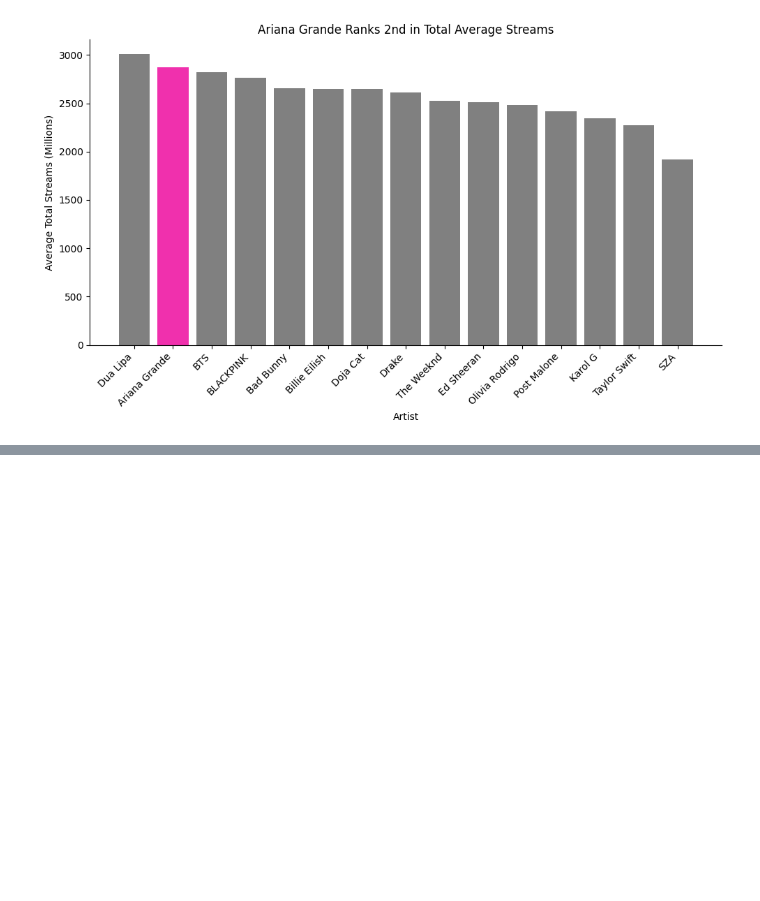
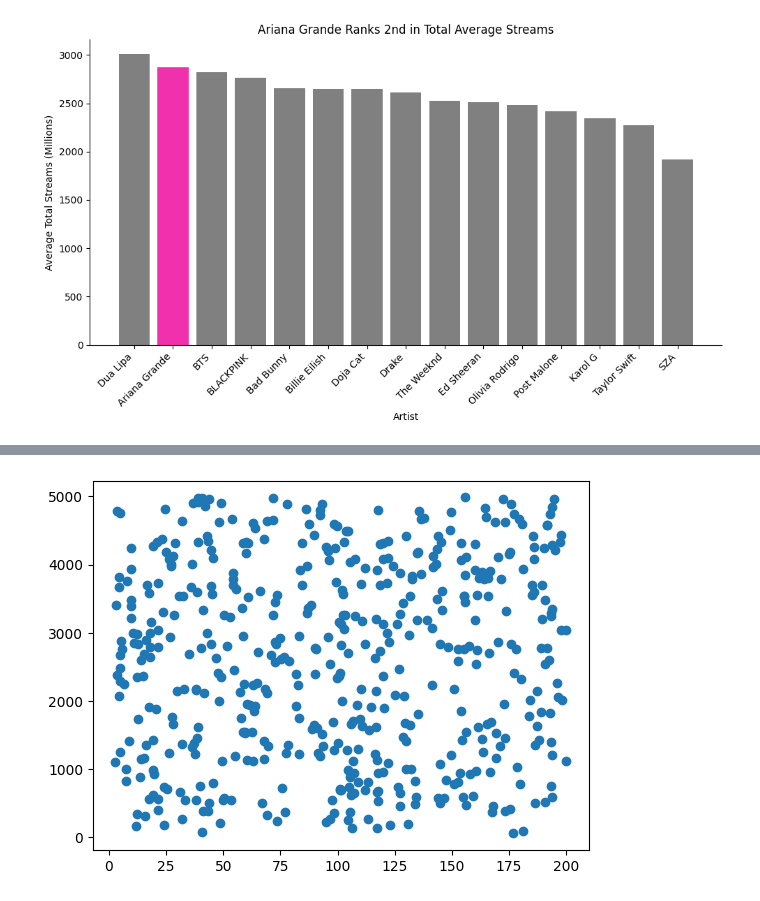
Before and after one commit to kc0leman/learning_plots_kyle, a Jupyter notebook: notebooks/intro_matplotlib_lesson_follow.ipynb, the cells around one changed output, grey strips where cells are left out. Drawn from its saved outputs; the diff is of its cells as text; code cells hidden in the pictures; blank space fills up the shorter version.

Commit message:
scatter plots

```diff
--- a/notebooks/intro_matplotlib_lesson_follow.ipynb
+++ b/notebooks/intro_matplotlib_lesson_follow.ipynb
@@ -187,0 +217,6 @@ plt.show()
+# %%
+plt.scatter(spotify_df['Streams Last 30 Days (Millions)'], spotify_df['Total Streams (Millions)'])
+
+plt.show()
+# %% [output]
+[figure, added]
```
Also changed, not shown: parts of 5 cells of this notebook.
